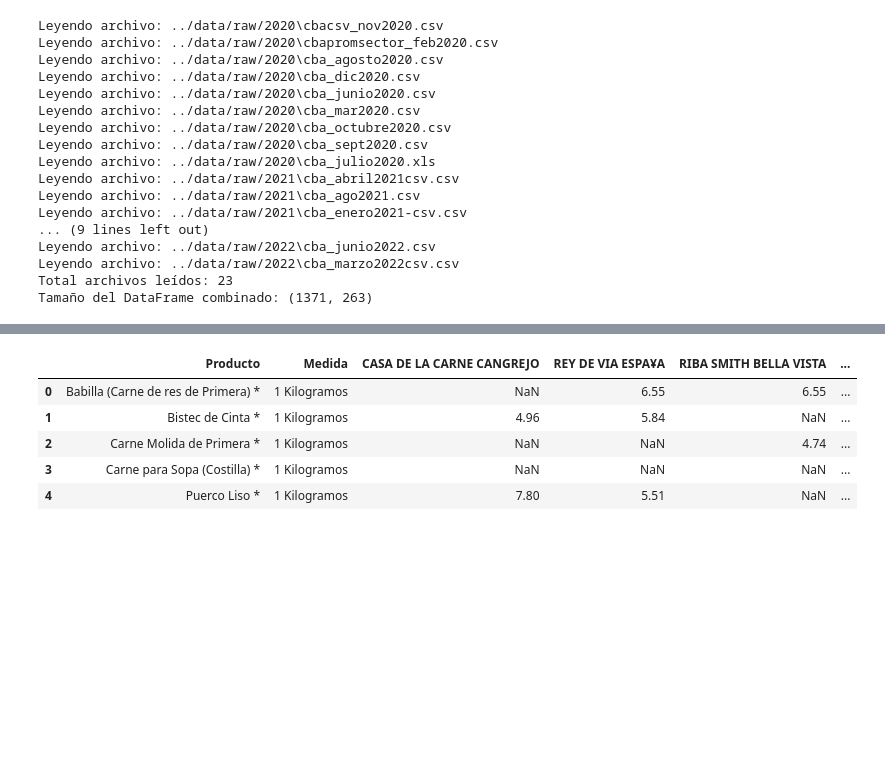
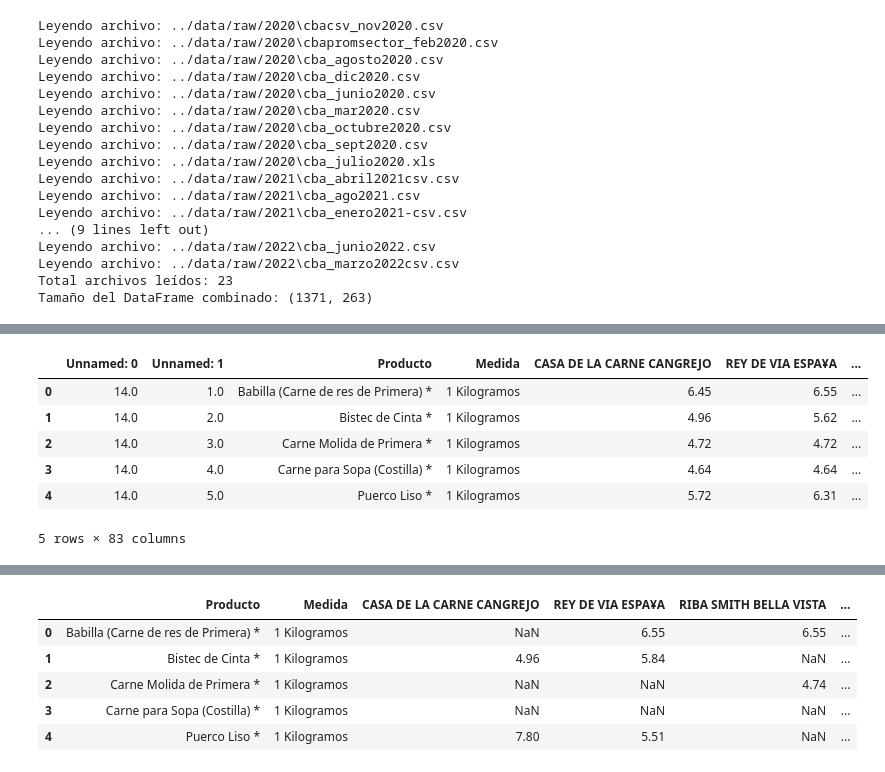
Before and after one commit to isaacmedina/acodeco_ml, a Jupyter notebook: cba-panama-ml/notebooks/data-eda.ipynb, the cells around one changed output, grey strips where cells are left out. Cells and saved outputs as stored; diff of their text form; code cells hidden in the pictures; blank space fills up the shorter version.

```diff
--- a/cba-panama-ml/notebooks/data-eda.ipynb
+++ b/cba-panama-ml/notebooks/data-eda.ipynb
@@ -75,0 +54,16 @@ Series.__getitem__ treating keys as positions is deprecated. In a future version
+# %%
+path = '2020/cba_mar2020.csv'
+with open(raw_dir + path, encoding='latin1') as f:
+    lines = f.readlines()[1:]  # Remueve la primera fila
+
+from io import StringIO
+df2020_3 = pd.read_csv(StringIO(''.join(lines)))
+df2020_3.head()
+# %% [output]
+|  | Unnamed: 0 | Unnamed: 1 | Producto | Medida | CASA DE LA CARNE CANGREJO | REY DE VIA ESPA¥A | ... |
+| 0 | 14.0 | 1.0 | Babilla (Carne de res de Primera) * | 1 Kilogramos | 6.45 | 6.55 | ... |
+| 1 | 14.0 | 2.0 | Bistec de Cinta * | 1 Kilogramos | 4.96 | 5.62 | ... |
+| 2 | 14.0 | 3.0 | Carne Molida de Primera * | 1 Kilogramos | 4.72 | 4.72 | ... |
+| 3 | 14.0 | 4.0 | Carne para Sopa (Costilla) * | 1 Kilogramos | 4.64 | 4.64 | ... |
+| 4 | 14.0 | 5.0 | Puerco Liso * | 1 Kilogramos | 5.72 | 6.31 | ... |
+5 rows × 83 columns
```
Also changed, not shown: parts of 12 cells of this notebook, 1 other file.
